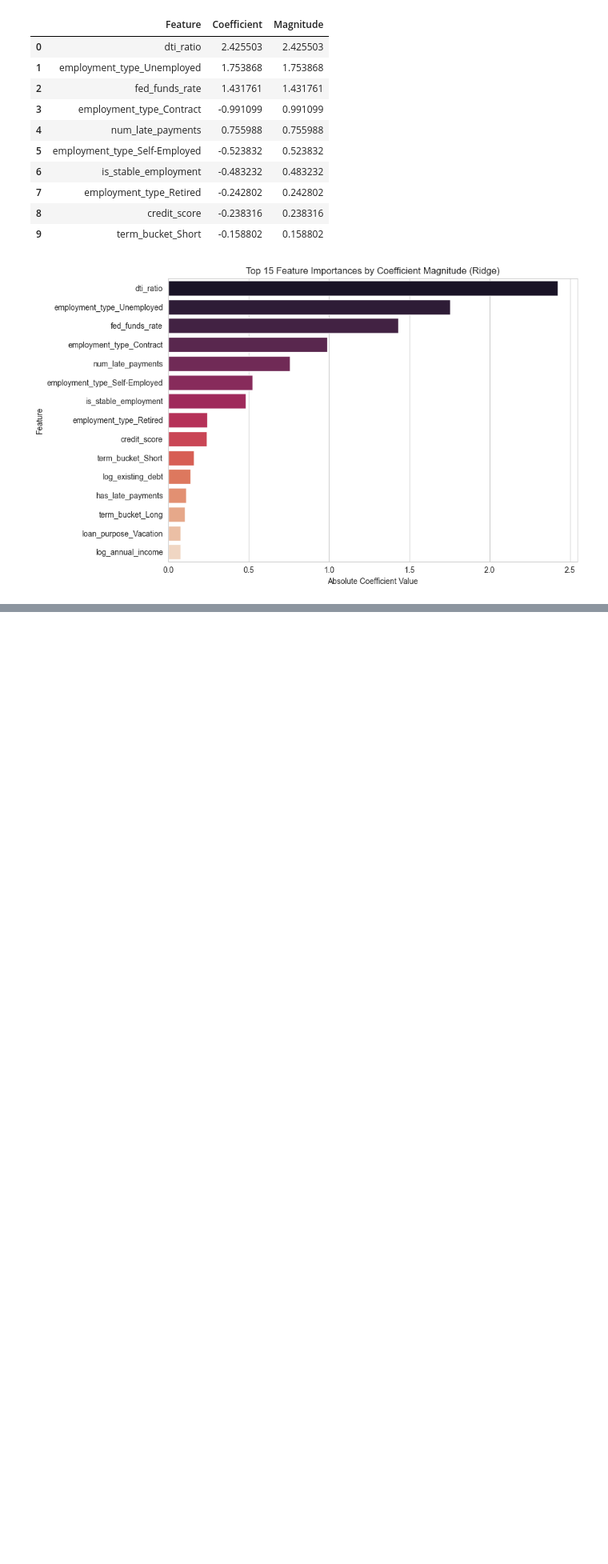
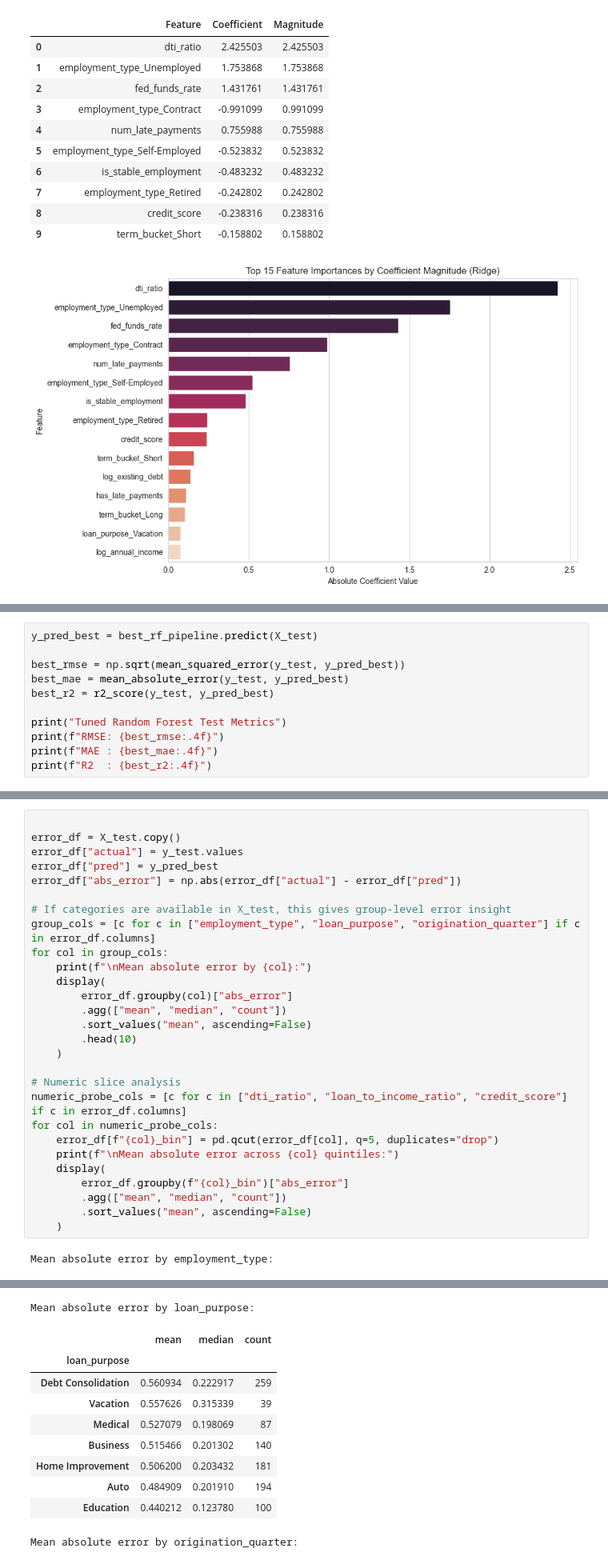
Before and after one commit to Wewds1/ML_Projects, a Jupyter notebook: Loan/notebooks/03_modeling.ipynb, the cells around one changed output, grey strips where cells are left out. Shown at 80% size. Saved outputs shown, nothing was run; the diff lists cells and outputs as text; blank space fills up the shorter version.

Commit message:
LOAN: update readme, add limiitations, add more eda

```diff
--- a/Loan/notebooks/03_modeling.ipynb
+++ b/Loan/notebooks/03_modeling.ipynb
@@ -293,0 +332,11 @@ display(cv_results)
+# %%
+y_pred_best = best_rf_pipeline.predict(X_test)
+
+best_rmse = np.sqrt(mean_squared_error(y_test, y_pred_best))
+best_mae = mean_absolute_error(y_test, y_pred_best)
+best_r2 = r2_score(y_test, y_pred_best)
+
+print("Tuned Random Forest Test Metrics")
+print(f"RMSE: {best_rmse:.4f}")
+print(f"MAE : {best_mae:.4f}")
+print(f"R2  : {best_r2:.4f}")
@@ -293,0 +348,30 @@ display(cv_results)
+# %%
+
+error_df = X_test.copy()
+error_df["actual"] = y_test.values
+error_df["pred"] = y_pred_best
+error_df["abs_error"] = np.abs(error_df["actual"] - error_df["pred"])
+
+# If categories are available in X_test, this gives group-level error insight
+group_cols = [c for c in ["employment_type", "loan_purpose", "origination_quarter"] if c in error_df.columns]
+for col in group_cols:
+    print(f"\nMean absolute error by {col}:")
+    display(
+        error_df.groupby(col)["abs_error"]
+        .agg(["mean", "median", "count"])
+        .sort_values("mean", ascending=False)
+        .head(10)
+    )
+
+# Numeric slice analysis
+numeric_probe_cols = [c for c in ["dti_ratio", "loan_to_income_ratio", "credit_score"] if c in error_df.columns]
+for col in numeric_probe_cols:
+    error_df[f"{col}_bin"] = pd.qcut(error_df[col], q=5, duplicates="drop")
+    print(f"\nMean absolute error across {col} quintiles:")
+    display(
+        error_df.groupby(f"{col}_bin")["abs_error"]
+        .agg(["mean", "median", "count"])
+        .sort_values("mean", ascending=False)
+    )
+# %% [output]
+Mean absolute error by employment_type:
@@ -293,0 +385,11 @@ display(cv_results)
+Mean absolute error by loan_purpose:
+|  | mean | median | count |
+| loan_purpose |  |  |  |
+| Debt Consolidation | 0.560934 | 0.222917 | 259 |
+| Vacation | 0.557626 | 0.315339 | 39 |
+| Medical | 0.527079 | 0.198069 | 87 |
+| Business | 0.515466 | 0.201302 | 140 |
+| Home Improvement | 0.506200 | 0.203432 | 181 |
+| Auto | 0.484909 | 0.201910 | 194 |
+| Education | 0.440212 | 0.123780 | 100 |
+Mean absolute error by origination_quarter:
```
Also changed, not shown: parts of 5 cells of this notebook, 2 other files.
